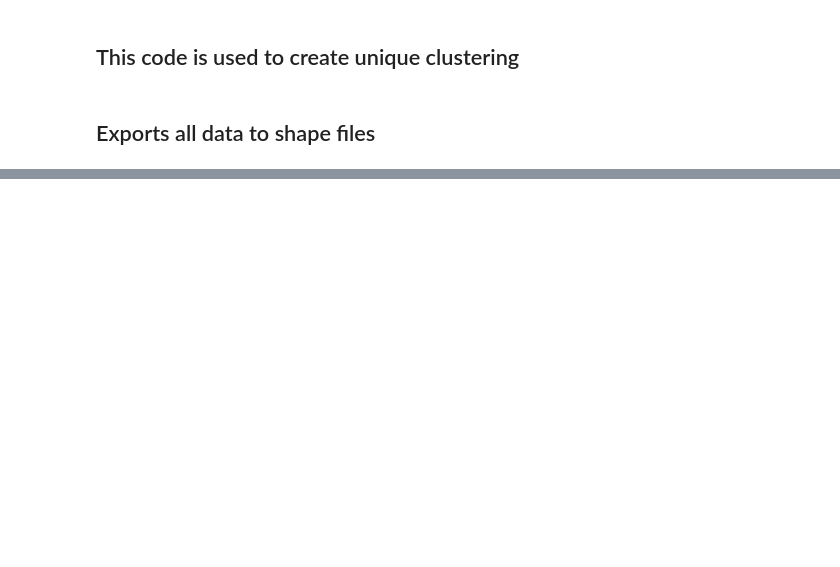
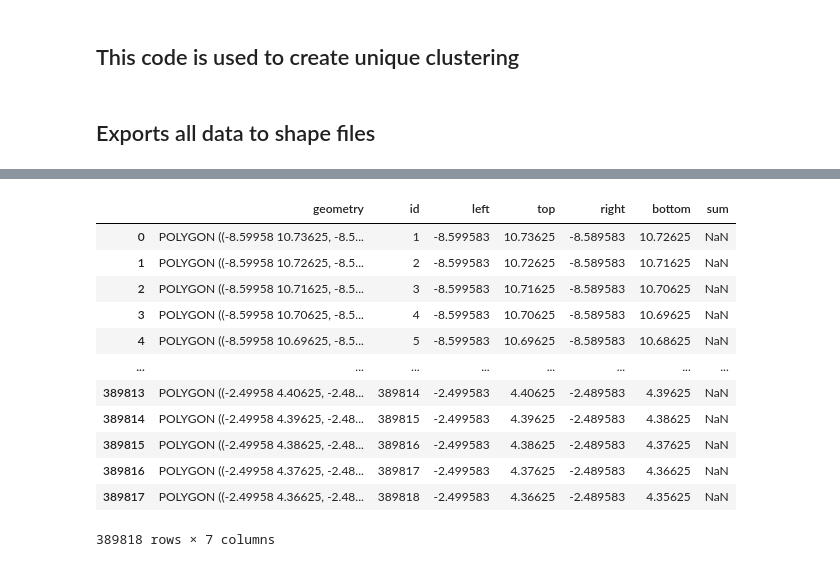
Before and after one commit to bridgestoprosperity/civ-map, a Jupyter notebook: data-cleaning.ipynb, the cells around one changed output, grey strips where cells are left out. Drawn from its saved outputs; the diff is of its cells as text; code cells hidden in the pictures; blank space fills up the shorter version.

```diff
--- a/data-cleaning.ipynb
+++ b/data-cleaning.ipynb
@@ -98,0 +123,12 @@ for files in os.listdir('./home/data/datawork'):
+# %%
+import rasterstats as rs
+import json
+
+# Load GeoTIFF and GeoJSON data
+tif_path = './home/data/civ_ppp_2020_constrained.tif'
+json_path = './home/data/poly_grid.geojson'
+
+# Calculate the zonal histogram
+stats = rs.zonal_stats(json_path, tif_path, geojson_out=True, stats=['sum'])
+zs = gpd.GeoDataFrame.from_features(stats)
+zs.to_file('./home/data/civ-population-v2.geojson', driver='GeoJSON')
@@ -98,0 +137,16 @@ for files in os.listdir('./home/data/datawork'):
+# %%
+zs
+# %% [output]
+|  | geometry | id | left | top | right | bottom | sum |
+| 0 | POLYGON ((-8.59958 10.73625, -8.5... | 1 | -8.599583 | 10.73625 | -8.589583 | 10.72625 | NaN |
+| 1 | POLYGON ((-8.59958 10.72625, -8.5... | 2 | -8.599583 | 10.72625 | -8.589583 | 10.71625 | NaN |
+| 2 | POLYGON ((-8.59958 10.71625, -8.5... | 3 | -8.599583 | 10.71625 | -8.589583 | 10.70625 | NaN |
+| 3 | POLYGON ((-8.59958 10.70625, -8.5... | 4 | -8.599583 | 10.70625 | -8.589583 | 10.69625 | NaN |
+| 4 | POLYGON ((-8.59958 10.69625, -8.5... | 5 | -8.599583 | 10.69625 | -8.589583 | 10.68625 | NaN |
+| ... | ... | ... | ... | ... | ... | ... | ... |
+| 389813 | POLYGON ((-2.49958 4.40625, -2.48... | 389814 | -2.499583 | 4.40625 | -2.489583 | 4.39625 | NaN |
+| 389814 | POLYGON ((-2.49958 4.39625, -2.48... | 389815 | -2.499583 | 4.39625 | -2.489583 | 4.38625 | NaN |
+| 389815 | POLYGON ((-2.49958 4.38625, -2.48... | 389816 | -2.499583 | 4.38625 | -2.489583 | 4.37625 | NaN |
+| 389816 | POLYGON ((-2.49958 4.37625, -2.48... | 389817 | -2.499583 | 4.37625 | -2.489583 | 4.36625 | NaN |
+| 389817 | POLYGON ((-2.49958 4.36625, -2.48... | 389818 | -2.499583 | 4.36625 | -2.489583 | 4.35625 | NaN |
+389818 rows × 7 columns
```
Also changed, not shown: parts of 9 cells of this notebook, 7 other files.
